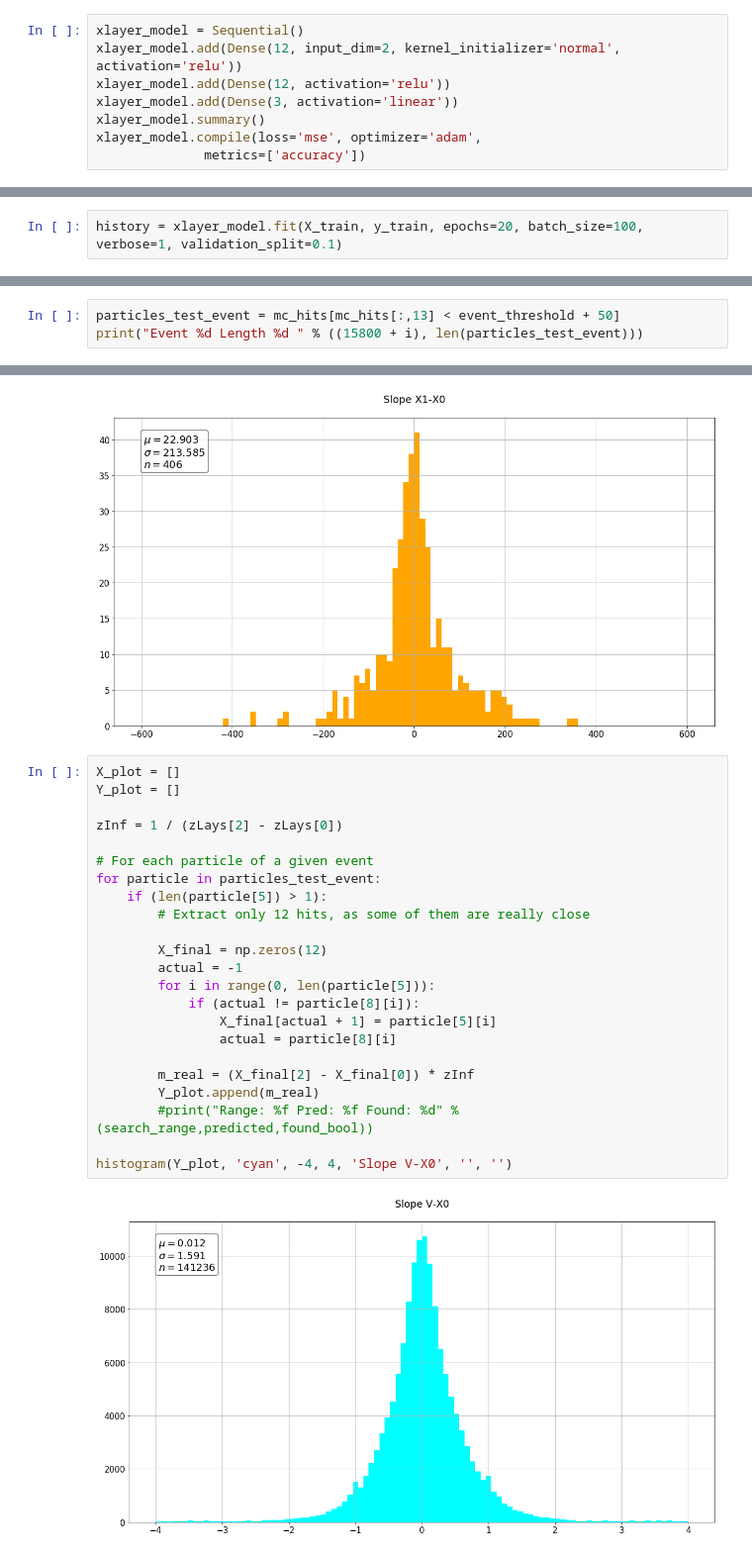
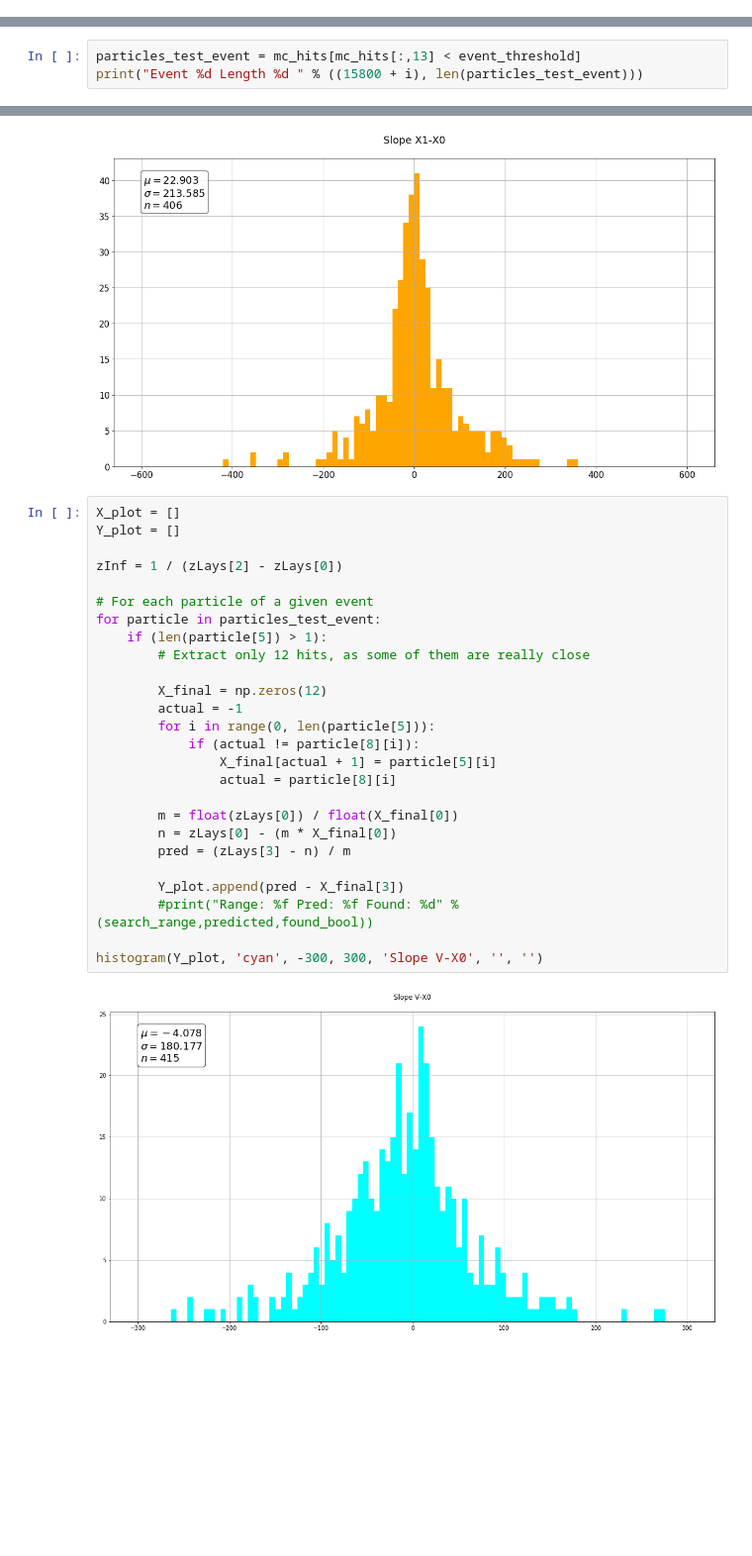
Before and after one commit to gabrielcammany/LHCb-CERN, a Jupyter notebook: notebooks/reconstruction/Track_Reconstruction.ipynb, the cells around one changed output, grey strips where cells are left out. Shown at 99% size. Drawn from its saved outputs; the diff is of its cells as text; blank space fills up the shorter version.

Commit message:
Updated the Tracking reconstruction using the height of the particles

```diff
--- a/notebooks/reconstruction/Track_Reconstruction.ipynb
+++ b/notebooks/reconstruction/Track_Reconstruction.ipynb
@@ -125,8 +91,0 @@ X_train, X_test, y_train, y_test = train_test_split(X_xlayer_model, Y_xlayer_mod
-# %%
-xlayer_model = Sequential()
-xlayer_model.add(Dense(12, input_dim=2, kernel_initializer='normal', activation='relu'))
-xlayer_model.add(Dense(12, activation='relu'))
-xlayer_model.add(Dense(3, activation='linear'))
-xlayer_model.summary()
-xlayer_model.compile(loss='mse', optimizer='adam',
-              metrics=['accuracy'])
@@ -147,2 +91,0 @@ _________________________________________________________________
-# %%
-history = xlayer_model.fit(X_train, y_train, epochs=20, batch_size=100,  verbose=1, validation_split=0.1)
@@ -169,4 +92,4 @@ xlayer_model.save("./models/xlayer_model.h5")
 # %%
-particles_test_event = mc_hits[mc_hits[:,13] < event_threshold + 50]
+particles_test_event = mc_hits[mc_hits[:,13] < event_threshold]
 print("Event %d Length %d " % ((15800 + i), len(particles_test_event)))
 # %% [output]
@@ -235,25 +158,28 @@ histogram(Y_plot, 'orange', -600, 600, 'Slope X1-X0', '', '')
 # %%
 X_plot = []
 Y_plot = []
 
 zInf = 1 / (zLays[2] - zLays[0])
 
 # For each particle of a given event
 for particle in particles_test_event:
     if (len(particle[5]) > 1):
         # Extract only 12 hits, as some of them are really close
 
         X_final = np.zeros(12)
         actual = -1
         for i in range(0, len(particle[5])):
             if (actual != particle[8][i]):
                 X_final[actual + 1] = particle[5][i]
                 actual = particle[8][i]
 
-        m_real = (X_final[2] - X_final[0]) * zInf
-        Y_plot.append(m_real)
+        m = float(zLays[0]) / float(X_final[0])
+        n = zLays[0] - (m * X_final[0])
+        pred = (zLays[3] - n) / m
+
+        Y_plot.append(pred - X_final[3])
         #print("Range: %f Pred: %f Found: %d" % (search_range,predicted,found_bool))
 
-histogram(Y_plot, 'cyan', -4, 4, 'Slope V-X0', '', '')
+histogram(Y_plot, 'cyan', -300, 300, 'Slope V-X0', '', '')
 # %% [output]
-[figure, old version]
+[figure, new version]
```
Also changed, not shown: parts of 27 cells of this notebook, 5 other files.
